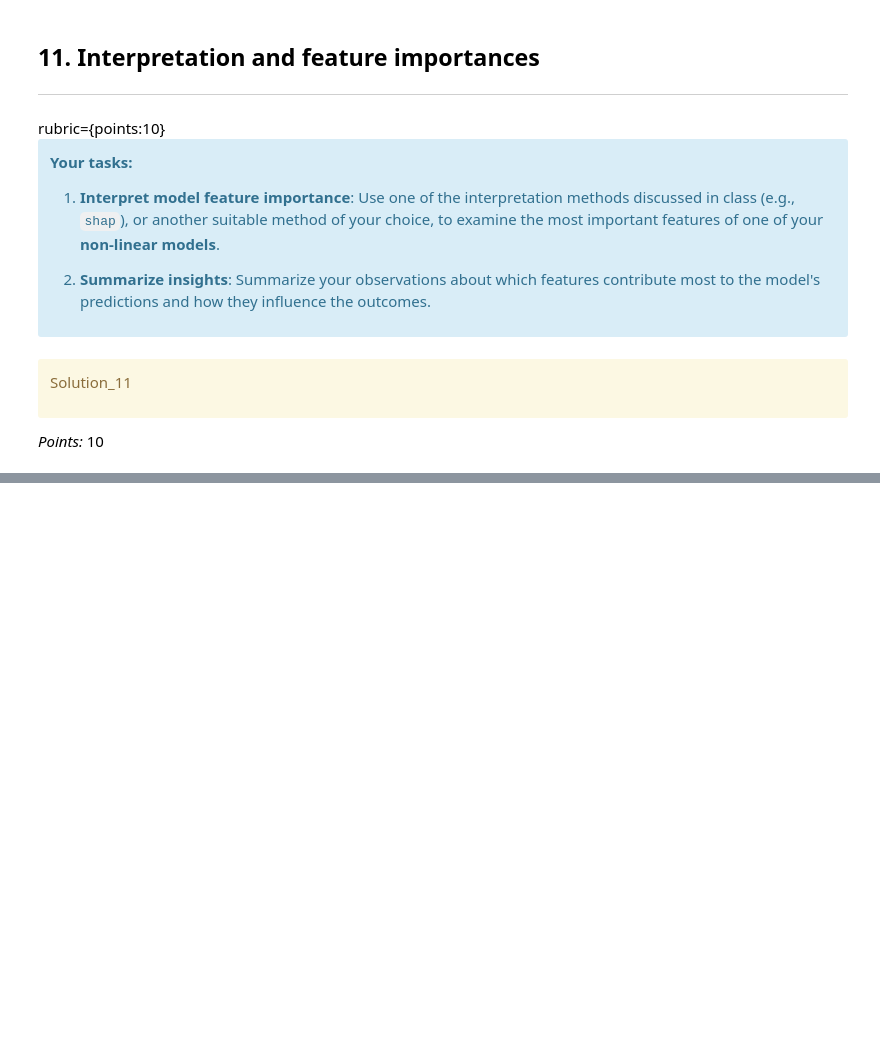
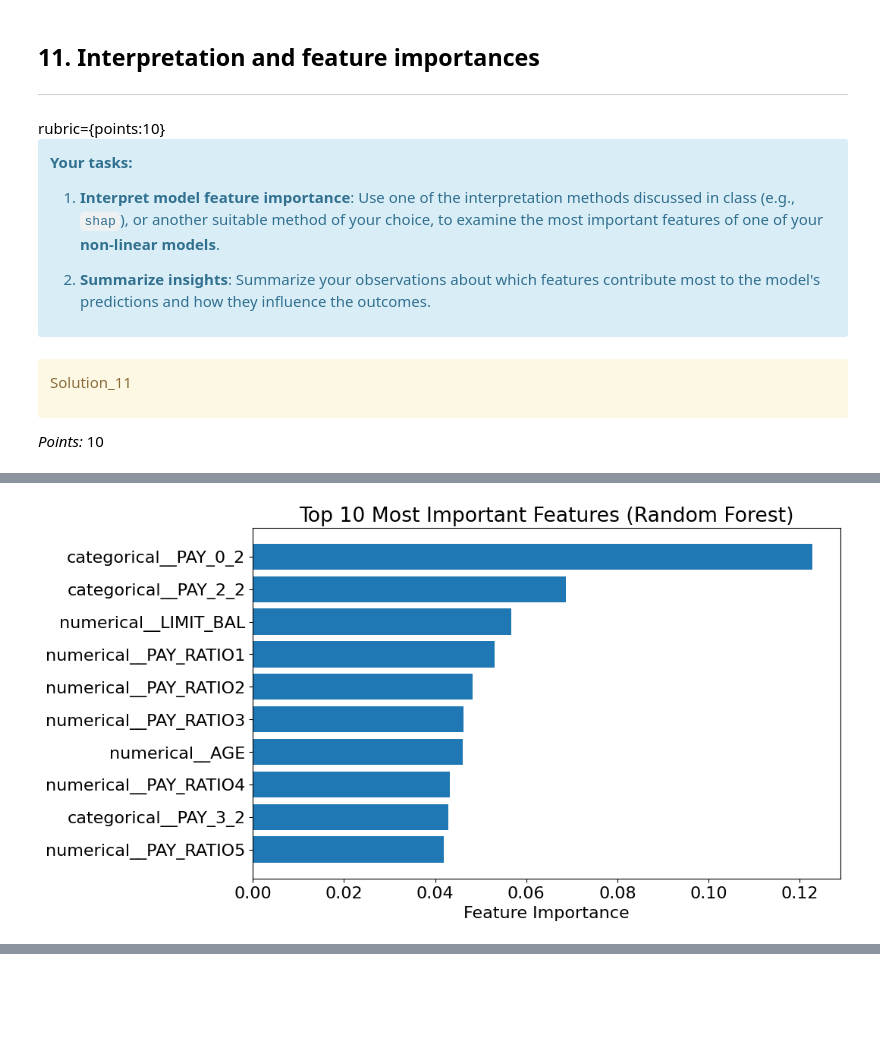
Before and after one commit to kmodiria/cpsc330-hw5, a Jupyter notebook: hw5.ipynb, the cells around one changed output, grey strips where cells are left out. Cells and saved outputs as stored; diff of their text form; code cells hidden in the pictures; blank space fills up the shorter version.

```diff
--- a/hw5.ipynb
+++ b/hw5.ipynb
@@ -576,0 +1128,21 @@ _Type your answer here, replacing this text._
+# %%
+# Using the best hyperparameters found from the tuning step
+from sklearn.ensemble import RandomForestClassifier
+
+best_rf = RandomForestClassifier(
+    n_estimators=587,
+    max_depth=13,
+    max_features='log2',
+    random_state=42,
+    n_jobs=-1
+)
+# %%
+from sklearn.pipeline import Pipeline
+
+rf_pipe = Pipeline([
+    ("add_ratios", add_ratios),
+    ("preprocessor", preprocessor),
+    ("model", best_rf)
+])
+# %%
+rf_pipe.fit(X_train, y_train)
@@ -576,0 +1174,18 @@ _Type your answer here, replacing this text._
+# %%
+# 1) Get the transformer that feeds the model
+prep = rf_pipe[:-1]   # everything except the final "model" step
+
+# 2) Get the transformed feature matrix shape (ensures we match lengths)
+Xt = prep.transform(X_train)
+n_transformed = Xt.shape[1]
+
+preproc = rf_pipe.named_steps["preprocessor"]
+feature_names = preproc.get_feature_names_out()   # <- works; you earlier saw len==85
+importances = rf_pipe.named_steps["model"].feature_importances_
+
+rf_importances = (
+    pd.DataFrame({"Feature": feature_names, "Importance": importances})
+    .sort_values("Importance", ascending=False)
+    .reset_index(drop=True)
+)
+rf_importances.head(10)
@@ -576,0 +1204,8 @@ _Type your answer here, replacing this text._
+# %%
+plt.figure(figsize=(10,6))
+plt.barh(rf_importances["Feature"].head(10)[::-1], rf_importances["Importance"].head(10)[::-1])
+plt.xlabel("Feature Importance")
+plt.title("Top 10 Most Important Features (Random Forest)")
+plt.show()
+# %% [output]
+[figure, added]
```
Also changed, not shown: parts of 81 cells of this notebook, 1 other file.
